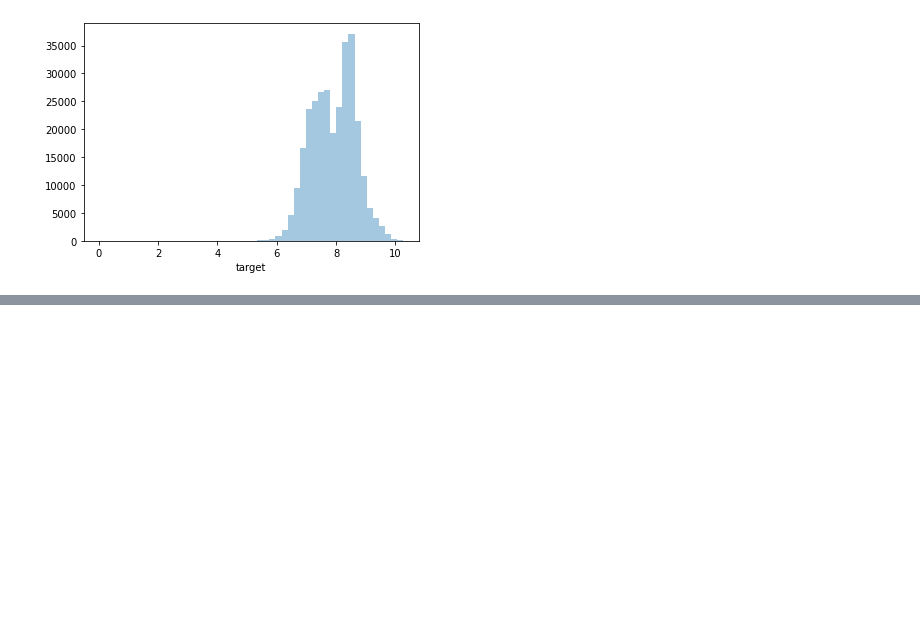
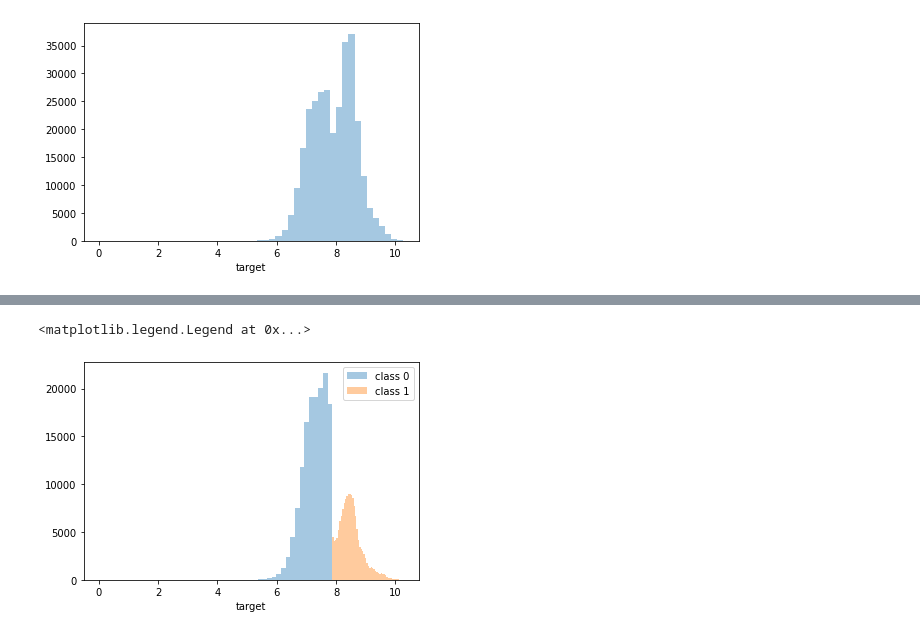
Before and after one commit to akiabe/kaggle_tabular-playground-Jan2021, a Jupyter notebook: notebooks/EDA_and_Modeling.ipynb, the cells around one changed output, grey strips where cells are left out. Saved outputs shown, nothing was run; the diff lists cells and outputs as text; code cells hidden in the pictures; blank space fills up the shorter version.

```diff
--- a/notebooks/EDA_and_Modeling.ipynb
+++ b/notebooks/EDA_and_Modeling.ipynb
@@ -52,0 +107,6 @@ for feat in features:
+# %%
+from sklearn import mixture
+
+gmm = mixture.GaussianMixture(n_components=2, random_state=42)
+gmm.fit(train.target.values.reshape(-1,1))
+train["target_class"] = gmm.predict(train.target.values.reshape(-1,1))
@@ -52,0 +117,7 @@ for feat in features:
+# %%
+sns.distplot(train[train.target_class==0].target, kde=False, label="class 0");
+sns.distplot(train[train.target_class==1].target, kde=False, label="class 1");
+plt.legend()
+# %% [output]
+<matplotlib.legend.Legend at 0x...>
+[figure, added]
```
Also changed, not shown: parts of 12 cells of this notebook.
